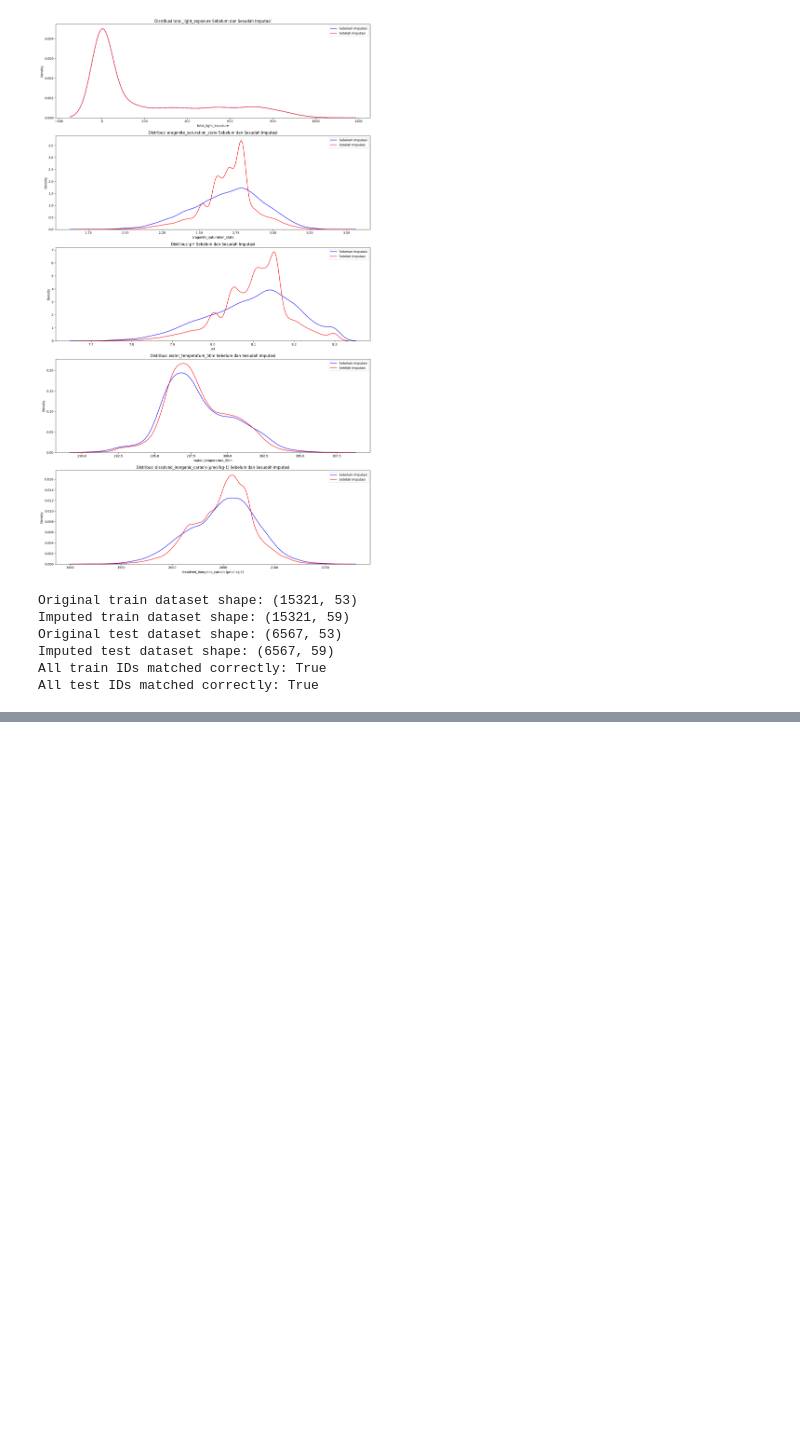
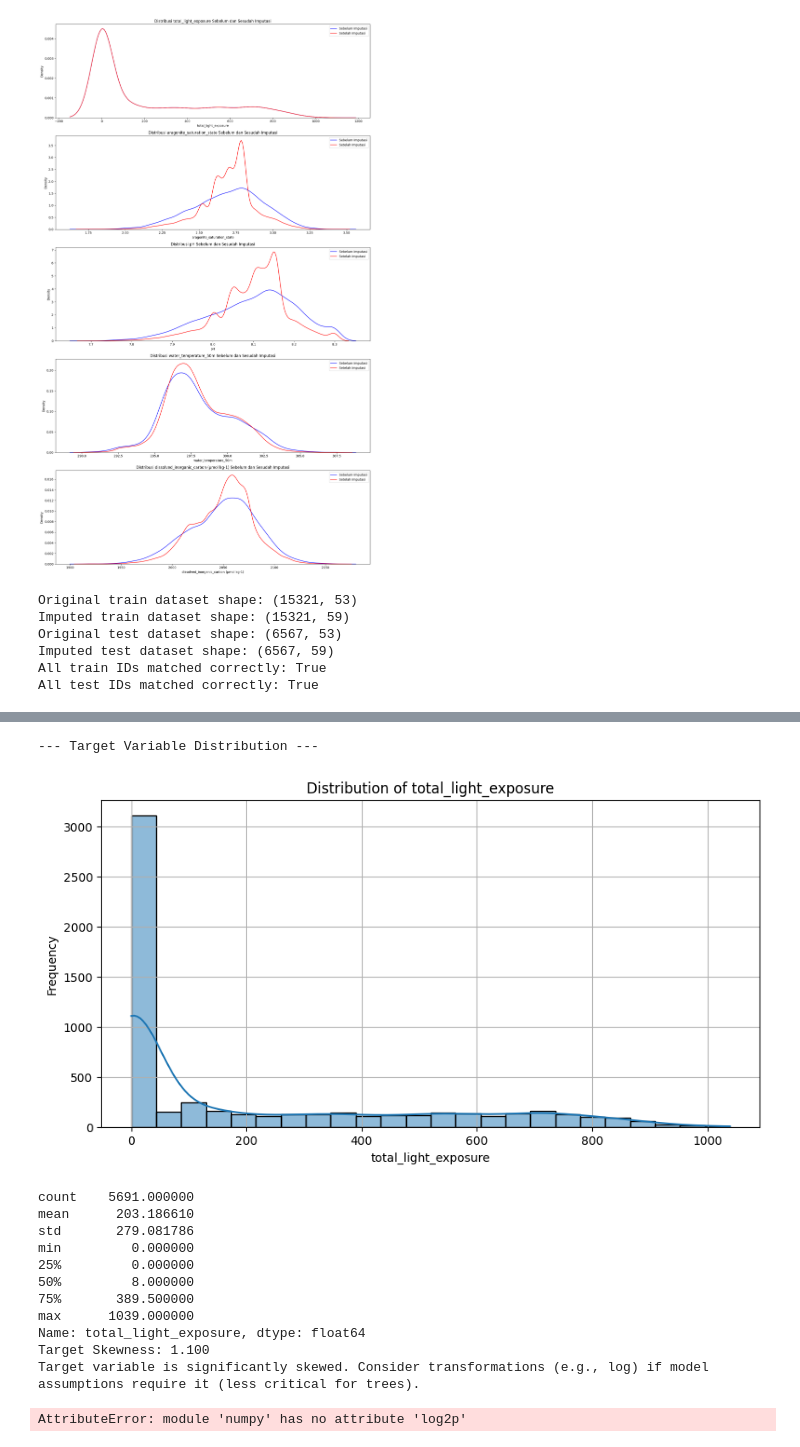
Before and after one commit to maybeitsai/regression-rumble-2025, a Jupyter notebook: NDC_Regression Rumble_Omnipotech.ipynb, the cells around one changed output, grey strips where cells are left out. Saved outputs shown, nothing was run; the diff lists cells and outputs as text; code cells hidden in the pictures; blank space fills up the shorter version.

```diff
--- a/NDC_Regression Rumble_Omnipotech.ipynb
+++ b/NDC_Regression Rumble_Omnipotech.ipynb
@@ -1025,0 +1390,3 @@ All test IDs matched correctly: True
+# %%
+df = pd.read_csv('data/clean/test_imputed.csv')
+TARGET = 'total_light_exposure'
@@ -1025,0 +1404,41 @@ All test IDs matched correctly: True
+# %%
+df_train = df
+# %%
+# Ensure df_train and numerical_features are defined from the previous cell
+if 'df_train' not in locals() or 'numerical_features' not in locals():
+     raise NameError("df_train or numerical_features not defined. Run previous cells.")
+
+# --- Target Distribution ---
+print("\n--- Target Variable Distribution ---")
+plt.figure(figsize=(10, 5))
+sns.histplot(df_train[TARGET], kde=True)
+plt.title(f'Distribution of {TARGET}')
+plt.xlabel(TARGET)
+plt.ylabel('Frequency')
+plt.grid(True)
+plt.show()
+
+print(df_train[TARGET].describe())
+# Check for skewness or outliers in the target
+target_skew = df_train[TARGET].skew()
+print(f"Target Skewness: {target_skew:.3f}")
+if abs(target_skew) > 1:
+    print("Target variable is significantly skewed. Consider transformations (e.g., log) if model assumptions require it (less critical for trees).")
+# %% [output]
+--- Target Variable Distribution ---
+[figure, added]
+count    5691.000000
+mean      203.186610
+std       279.081786
+min         0.000000
+25%         0.000000
+50%         8.000000
+75%       389.500000
+max      1039.000000
+Name: total_light_exposure, dtype: float64
+Target Skewness: 1.100
+Target variable is significantly skewed. Consider transformations (e.g., log) if model assumptions require it (less critical for trees).
+# %%
+df['log_total_light_exposure'] = np.log1p(df['total_light_exposure'])
+# %% [output]
+AttributeError: module 'numpy' has no attribute 'log2p'
```
Also changed, not shown: parts of 26 cells of this notebook.
